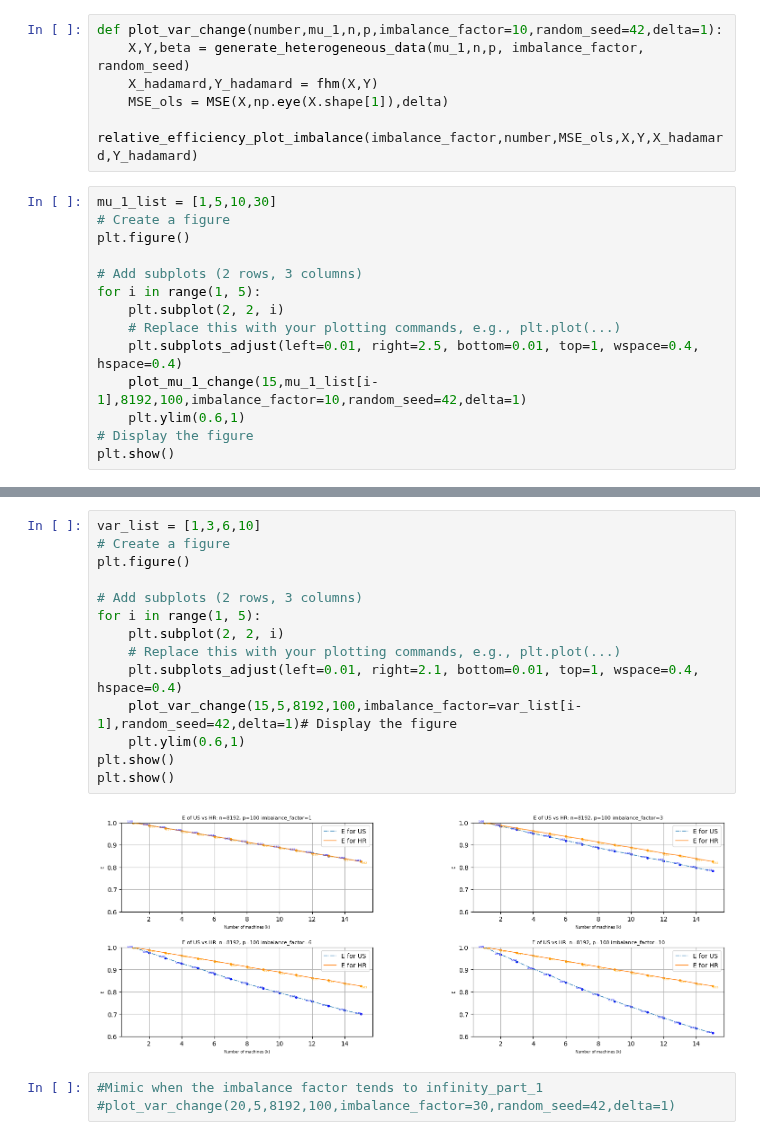
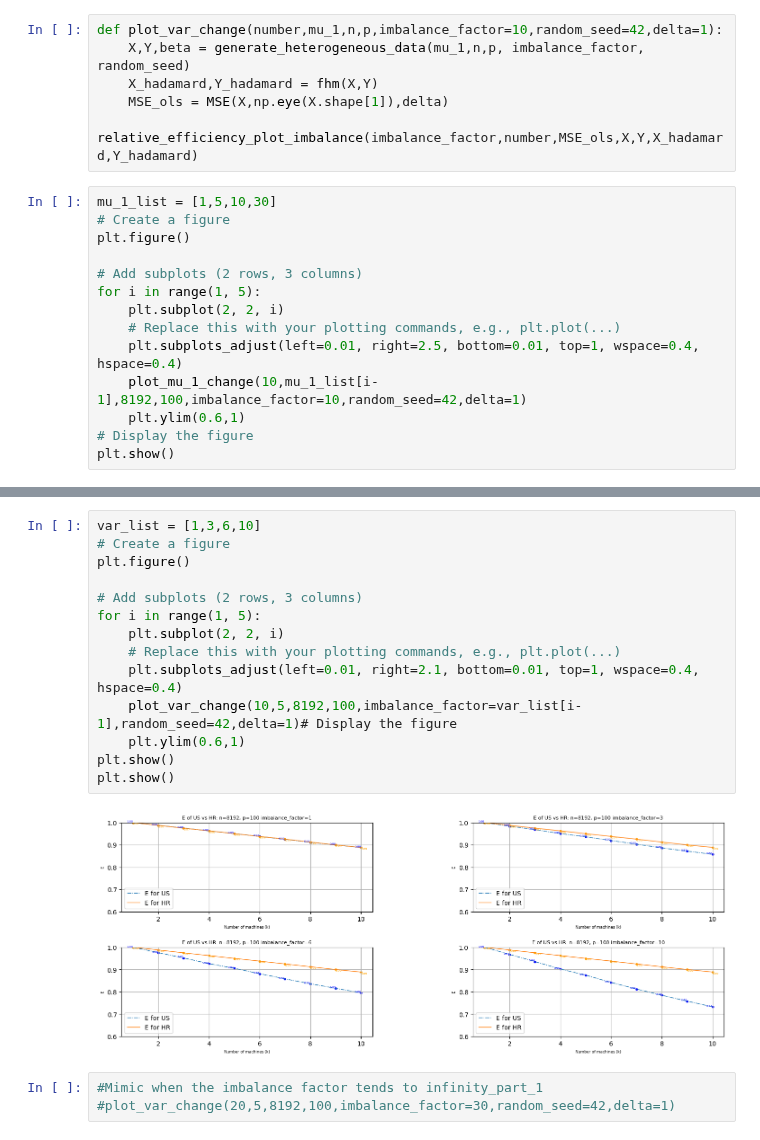
Before and after one commit to FergieLigaLlj/Statistical-Machine-Learning-Research-with-Pro.-Zhang-Zhixiang, a Jupyter notebook: Distributed Sketching for Randomized Optimization in Regression Training/Step5_What Kind of Xi will fall/Test_fixed_weight_High_Dimension.ipynb, the cells around one changed output, grey strips where cells are left out. Cells and saved outputs as stored; diff of their text form.

```diff
--- a/Distributed Sketching for Randomized Optimization in Regression Training/Step5_What Kind of Xi will fall/Test_fixed_weight_High_Dimension.ipynb
+++ b/Distributed Sketching for Randomized Optimization in Regression Training/Step5_What Kind of Xi will fall/Test_fixed_weight_High_Dimension.ipynb
@@ -202,7 +202,7 @@ for i in range(1, 5):
     plt.subplot(2, 2, i)
     # Replace this with your plotting commands, e.g., plt.plot(...)
     plt.subplots_adjust(left=0.01, right=2.5, bottom=0.01, top=1, wspace=0.4, hspace=0.4)
-    plot_mu_1_change(15,mu_1_list[i-1],8192,100,imbalance_factor=10,random_seed=42,delta=1)
+    plot_mu_1_change(10,mu_1_list[i-1],8192,100,imbalance_factor=10,random_seed=42,delta=1)
     plt.ylim(0.6,1)
 # Display the figure
 plt.show()
@@ -211,19 +211,19 @@ plt.show()
 # %%
 var_list = [1,3,6,10]
 # Create a figure
 plt.figure()
 
 # Add subplots (2 rows, 3 columns)
 for i in range(1, 5):
     plt.subplot(2, 2, i)
     # Replace this with your plotting commands, e.g., plt.plot(...)
     plt.subplots_adjust(left=0.01, right=2.1, bottom=0.01, top=1, wspace=0.4, hspace=0.4)
-    plot_var_change(15,5,8192,100,imbalance_factor=var_list[i-1],random_seed=42,delta=1)# Display the figure
+    plot_var_change(10,5,8192,100,imbalance_factor=var_list[i-1],random_seed=42,delta=1)# Display the figure
     plt.ylim(0.6,1)
 plt.show()
 plt.show()
 # %% [output]
-[figure, old version]
+[figure, new version]
 # %%
 #Mimic when the imbalance factor tends to infinity_part_1
 #plot_var_change(20,5,8192,100,imbalance_factor=30,random_seed=42,delta=1)
```
Also changed, not shown: parts of 1 cell of this notebook.
